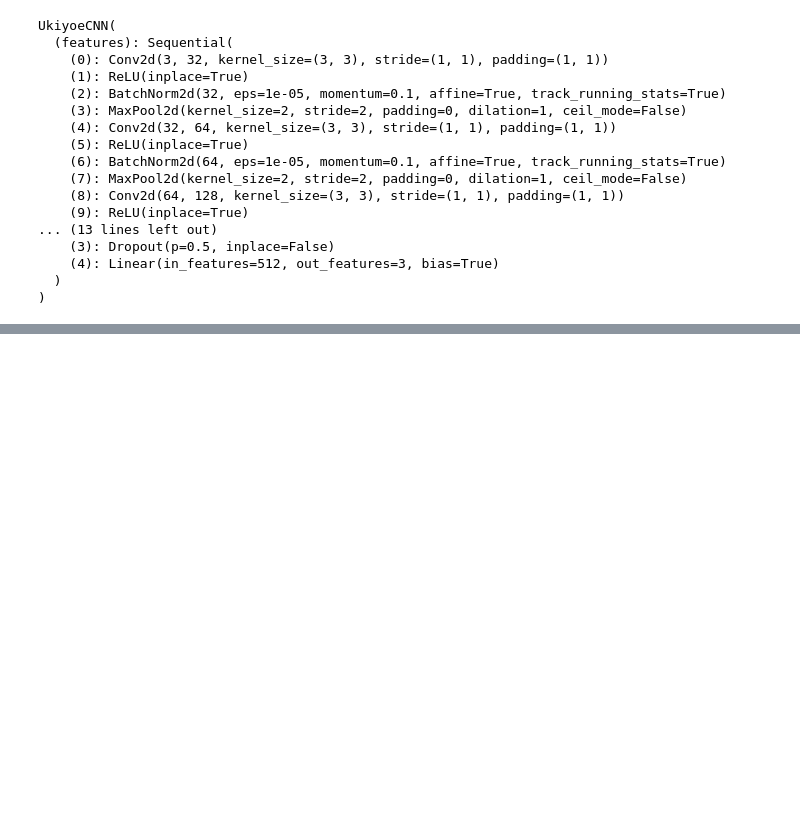
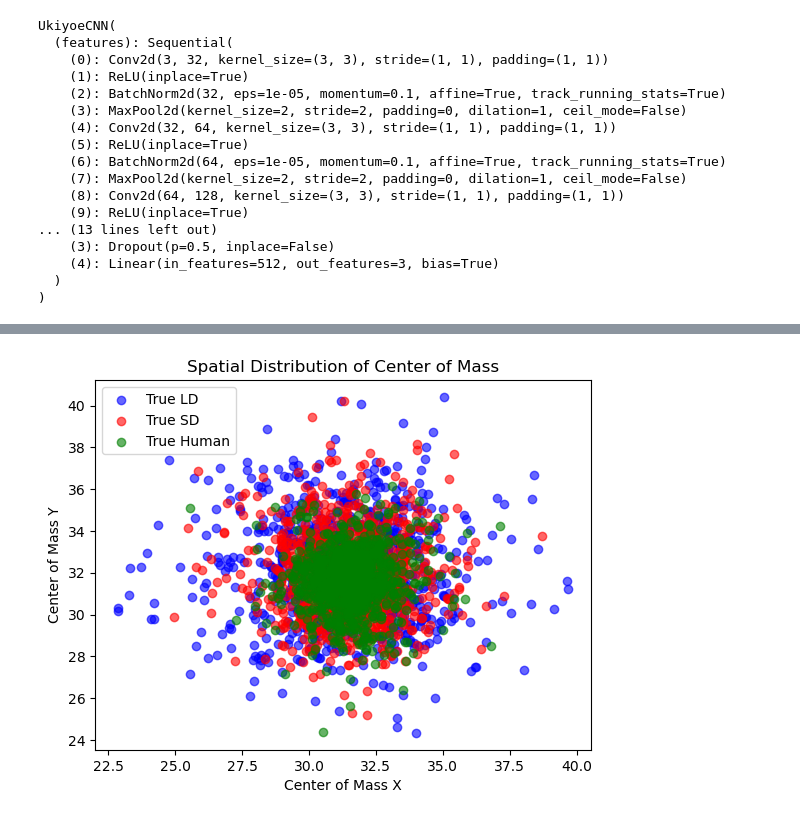
Before and after one commit to Sarah-Zhang1/AIvsHumanArt, a Jupyter notebook: CNN on Ukiyo-e.ipynb, the cells around one changed output, grey strips where cells are left out. Cells and saved outputs as stored; diff of their text form; code cells hidden in the pictures; blank space fills up the shorter version.

```diff
--- a/CNN on Ukiyo-e.ipynb
+++ b/CNN on Ukiyo-e.ipynb
@@ -543,0 +505,41 @@ print(analyze_global_composition(heatmap2))
+# %%
+from scipy.ndimage import center_of_mass
+
+def analyze_center_of_mass(heatmap):
+    return center_of_mass(heatmap)
+# %%
+LD=[]
+SD=[]
+human=[]
+for x in range(0, 1000):
+    input_image, _ = train_dataset[x]
+    heatmap = grad_cam(model, input_image, target_class=0, target_layer=model.features[17])
+    LD.append(analyze_center_of_mass(heatmap))
+
+for x in range(6000, 7000):
+    input_image2, _ = train_dataset[x]
+    heatmap1 = grad_cam(model, input_image2, target_class=1, target_layer=model.features[17])
+    SD.append(analyze_center_of_mass(heatmap1))
+
+for x in range(11000, 12000):
+    input_image3, _ = train_dataset[x]
+    heatmap2 = grad_cam(model, input_image3, target_class=2, target_layer=model.features[17])
+    human.append(analyze_center_of_mass(heatmap2))
+# %%
+import matplotlib.pyplot as plt
+
+
+ld_y, ld_x, ld_z = zip(*LD)  # Unpacking y and x and z components
+sd_y, sd_x, sd_z = zip(*SD)
+human_y, human_x, human_z = zip(*human)
+
+plt.scatter(ld_x, ld_y, alpha=0.6, label="True LD", color="blue")
+plt.scatter(sd_x, sd_y, alpha=0.6, label="True SD", color="red")
+plt.scatter(human_x, human_y, alpha=0.6, label="True Human", color="green")
+plt.xlabel("Center of Mass X")
+plt.ylabel("Center of Mass Y")
+plt.legend()
+plt.title("Spatial Distribution of Center of Mass")
+plt.show()
+# %% [output]
+[figure, added]
```
Also changed, not shown: parts of 14 cells of this notebook.
